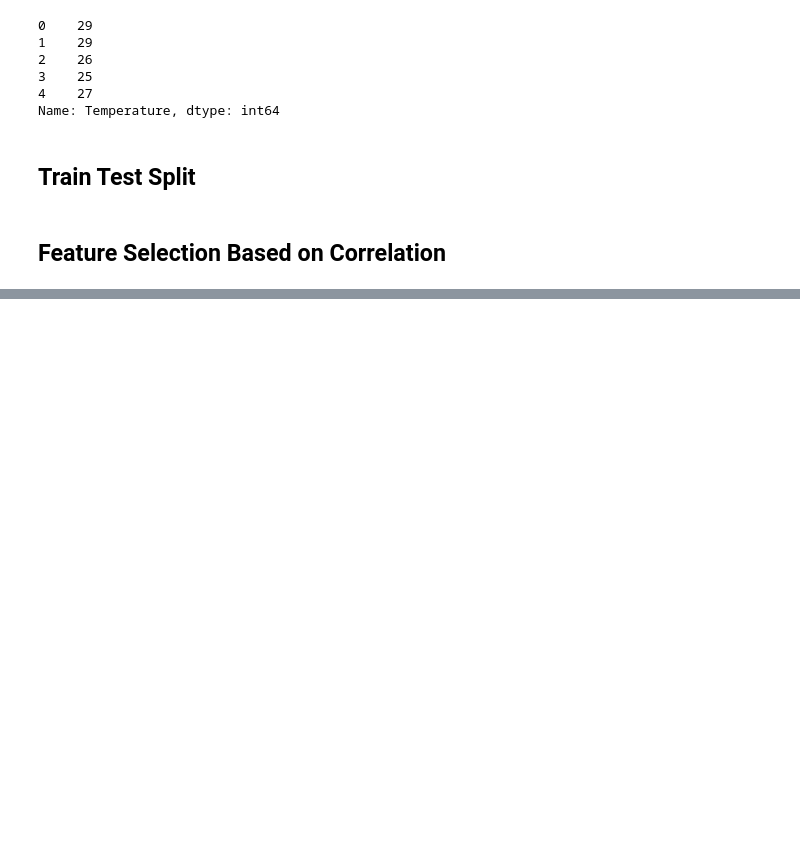
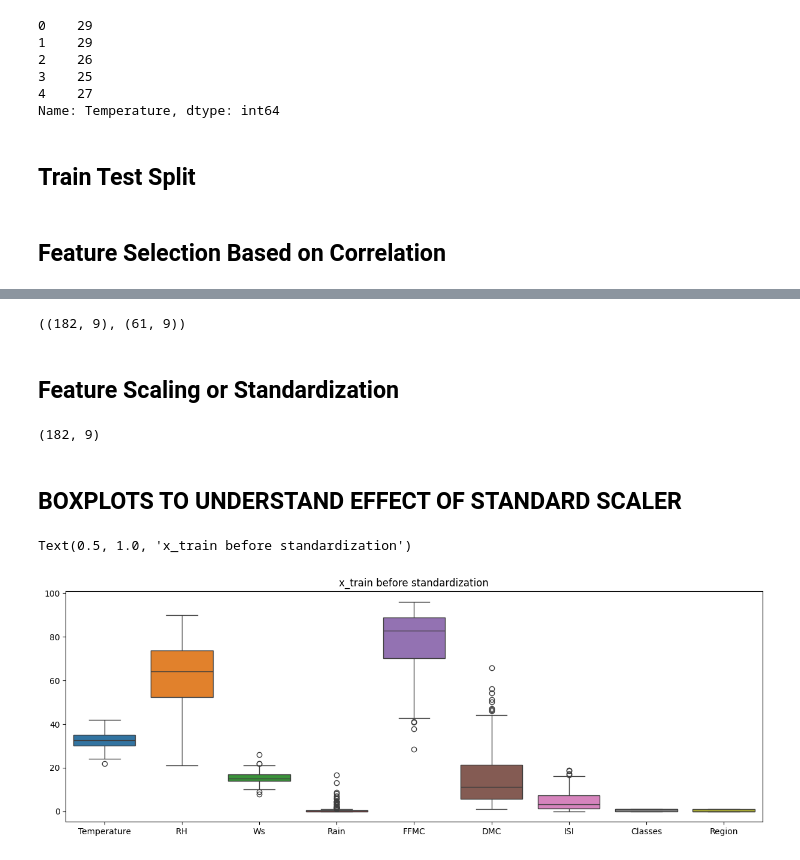
Before and after one commit to Sandilya0241/PythonBasicBootCamp, a Jupyter notebook: 25-E2E Project Implementation/25c E2E Cloud ML Project/25c.2-model-training.ipynb, the cells around one changed output, grey strips where cells are left out. Saved outputs shown, nothing was run; the diff lists cells and outputs as text; code cells hidden in the pictures; blank space fills up the shorter version.

Commit message:
model-training

```diff
--- a/25-E2E Project Implementation/25c E2E Cloud ML Project/25c.2-model-training.ipynb
+++ b/25-E2E Project Implementation/25c E2E Cloud ML Project/25c.2-model-training.ipynb
@@ -94,0 +98,12 @@ AttributeError: module 'seaborn' has no attribute 'heat'
+# %%
+def correlation_check(dataset, threshold):
+    col_corr = set()
+    corr_matrix = dataset.corr()
+    for i in range(len(corr_matrix.columns)):
+        for j in range(i):
+            if abs(corr_matrix.iloc[i,j])>threshold:
+                col_name=corr_matrix.columns[i]
+                col_corr.add(col_name)
+    return col_corr
+# %%
+corr_features=correlation_check(dataset=x_train, threshold=0.85)
@@ -94,0 +116,10 @@ AttributeError: module 'seaborn' has no attribute 'heat'
+# %%
+
+x_train.drop(corr_features,axis=1,inplace=True)
+x_test.drop(corr_features,axis=1,inplace=True)
+# %%
+x_train.shape,x_test.shape
+# %% [output]
+((182, 9), (61, 9))
+# %% [markdown]
+## **Feature Scaling or Standardization**
@@ -94,0 +132,14 @@ AttributeError: module 'seaborn' has no attribute 'heat'
+# %%
+x_train_scaled.shape
+# %% [output]
+(182, 9)
+# %% [markdown]
+## **BOXPLOTS TO UNDERSTAND EFFECT OF STANDARD SCALER**
+# %%
+plt.subplots(figsize=(15,5))
+
+sb.boxplot(data=x_train)
+plt.title('x_train before standardization')
+# %% [output]
+Text(0.5, 1.0, 'x_train before standardization')
+[figure, added]
```
Also changed, not shown: parts of 26 cells of this notebook, 2 other files.
